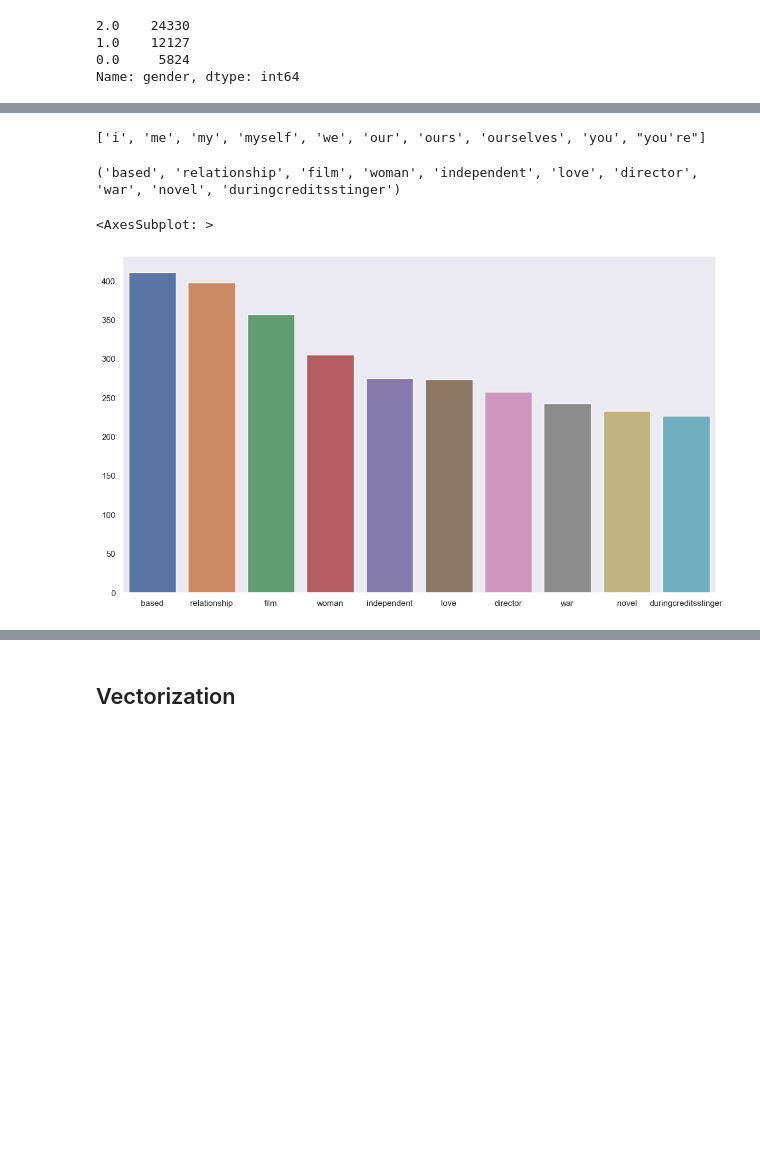
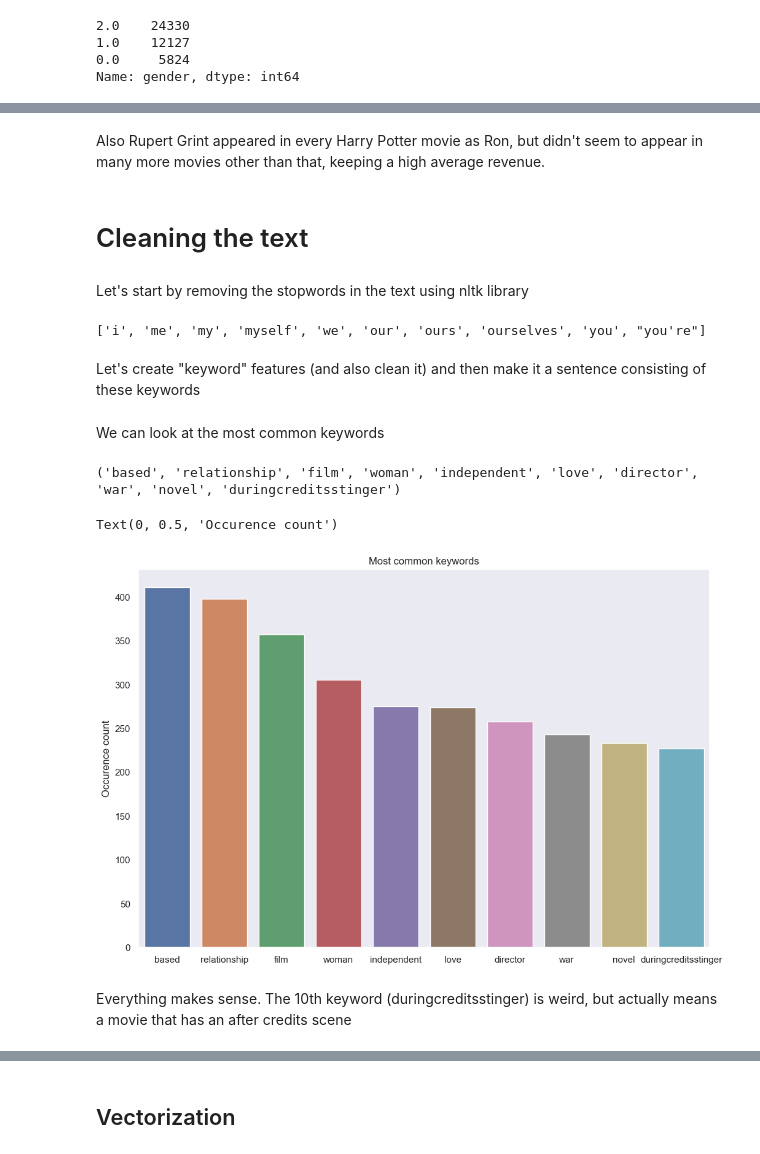
Before and after one commit to DanielHelps/TMDB-movies-analysis-and-predition, a Jupyter notebook: ratings.ipynb, the cells around one changed output, grey strips where cells are left out. Drawn from its saved outputs; the diff is of its cells as text; code cells hidden in the pictures; blank space fills up the shorter version.

```diff
--- a/ratings.ipynb
+++ b/ratings.ipynb
@@ -550,3 +610,9 @@ Text(0.5, 1.0, 'Actors with highest average vote')
+# %% [markdown]
+Also Rupert Grint appeared in every Harry Potter movie as Ron, but didn't seem to appear in many more movies other than that, keeping a high average revenue.
+# %% [markdown]
+# Cleaning the text
+# %% [markdown]
+Let's start by removing the stopwords in the text using nltk library
 # %%
 from nltk.corpus import stopwords
 stopwords.words('english')[0:10]
@@ -559,6 +625,8 @@ def clean_text(text):
     for word in split_text:
         clean_text += f'{word} ' if word.lower() not in stopwords.words('english') else ''
     return clean_text
+# %% [markdown]
+Let's create "keyword" features (and also clean it) and then make it a sentence consisting of these keywords
 # %%
 keywords_from_each_movie = 10
 
@@ -575,21 +643,27 @@ df_keywords = df
 df_keywords['keywords_sentence'] = ""
 df_keywords = df_keywords.apply(lambda x: create_keywords(x), axis=1)
 # df['keywords']
+# %% [markdown]
+We can look at the most common keywords
 # %%
 from collections import Counter
 
 
 all_words = " ".join(df_keywords['keywords_sentence']).split()
 # clean_all_words = [word for word in all_words if word.lower() not in stopwords.words('english')]
 a,b = zip(*Counter(all_words).most_common(10))
 print(a)
 # list(a)
-plt.figure(figsize=(14,8))
+plt.figure(figsize=(12,8))
 sns.barplot(x=list(a),y=list(b))
+plt.title('Most common keywords')
+plt.ylabel('Occurence count')
 # %% [output]
 ('based', 'relationship', 'film', 'woman', 'independent', 'love', 'director', 'war', 'novel', 'duringcreditsstinger')
-<AxesSubplot: >
+Text(0, 0.5, 'Occurence count')
-[figure, old version]
+[figure, new version]
+# %% [markdown]
+Everything makes sense. The 10th keyword (duringcreditsstinger) is weird, but actually means a movie that has an after credits scene
 # %%
 from nltk import bigrams, trigrams
 df_keywords_bigrams = pd.Series(list(map(' '.join, list(bigrams(all_words)))))
```
Also changed, not shown: parts of 27 cells of this notebook.
